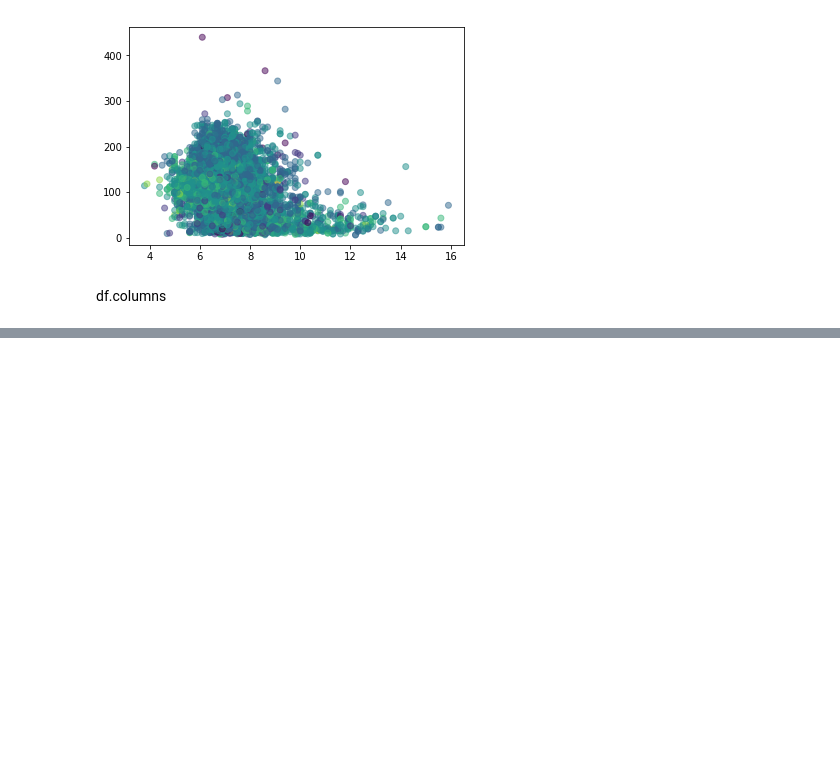
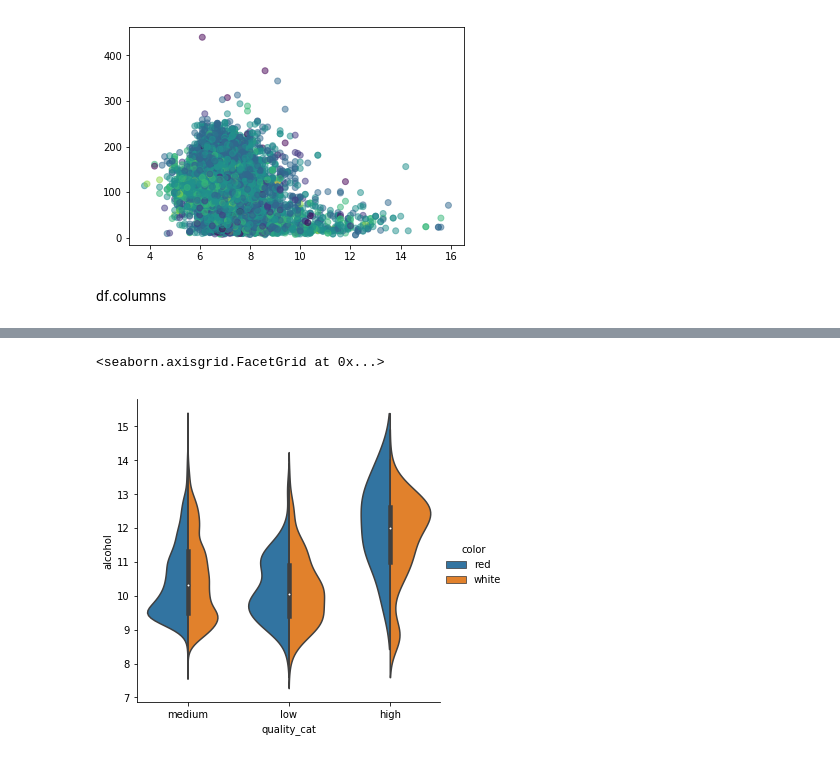
Before and after one commit to mohammadbashiri/MPI-python-workshop-march2019, a Jupyter notebook: Day2/day2_exercise6.ipynb, the cells around one changed output, grey strips where cells are left out. Cells and saved outputs as stored; diff of their text form; code cells hidden in the pictures; blank space fills up the shorter version.

```diff
--- a/Day2/day2_exercise6.ipynb
+++ b/Day2/day2_exercise6.ipynb
@@ -170,0 +178,2 @@ sns.pairplot(df_red[['citric acid', 'free sulfur dioxide', ]])
+# %%
+df = pd.read_csv('data/wine-rw.csv')
@@ -170,0 +193,4 @@ sns.pairplot(df_red[['citric acid', 'free sulfur dioxide', ]])
+# %%
+my_dict = {3:'low', 4:'low', 5:'medium', 6:'medium', 7:'medium', 8:'high', 9:'high'}
+# %%
+df['quality_cat'] = [my_dict[el] for el in df.quality.values]
@@ -170,0 +206,5 @@ sns.pairplot(df_red[['citric acid', 'free sulfur dioxide', ]])
+# %%
+sns.catplot(data=df, x = 'quality_cat', y='alcohol', kind='violin', hue='color', split=True)
+# %% [output]
+<seaborn.axisgrid.FacetGrid at 0x...>
+[figure, added]
```
Also changed, not shown: parts of 15 cells of this notebook, 3 other files.
